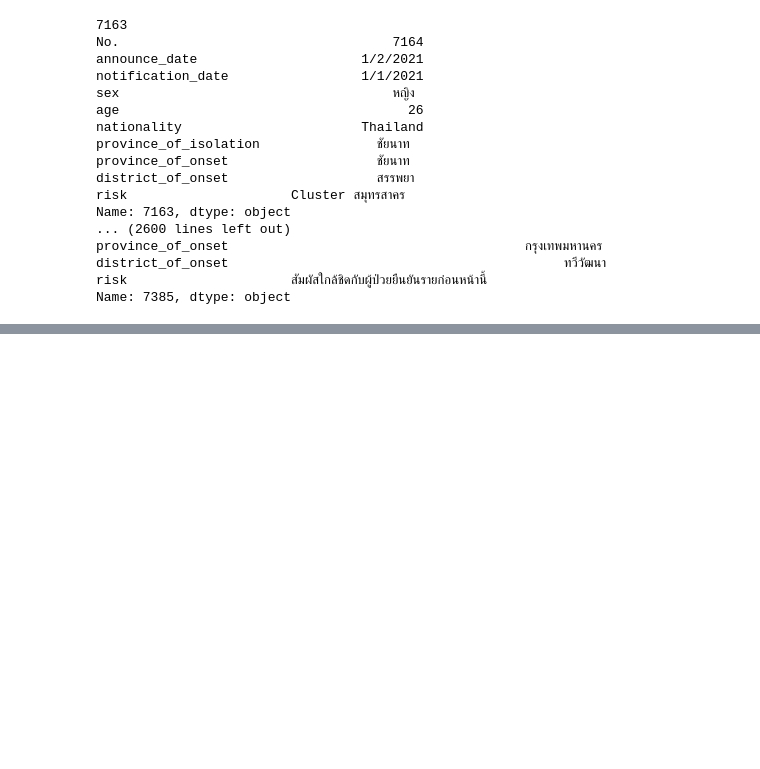
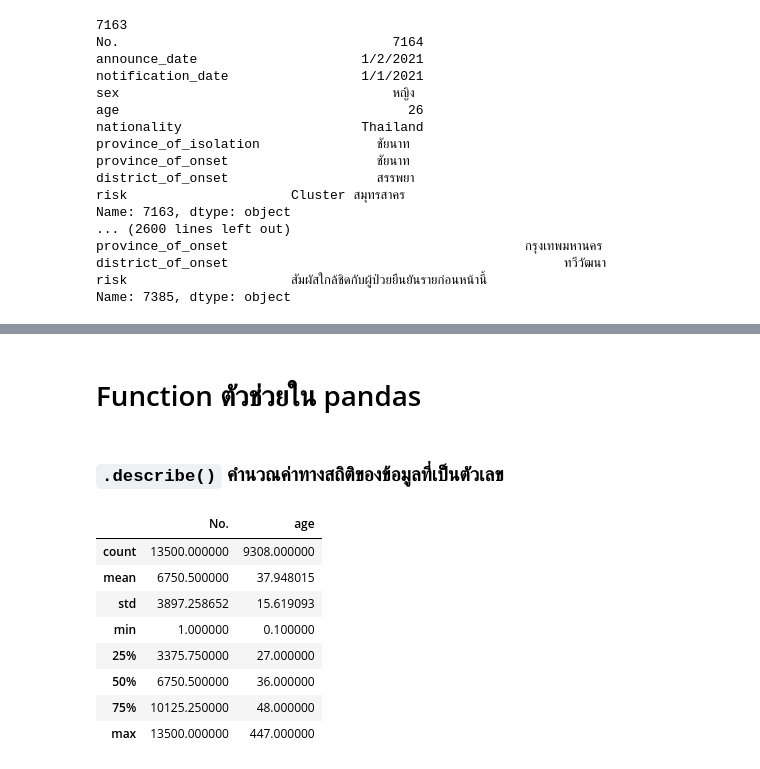
Before and after one commit to kanyaweeud/data_viz, a Jupyter notebook: Pandas_101.ipynb, the cells around one changed output, grey strips where cells are left out. Drawn from its saved outputs; the diff is of its cells as text; code cells hidden in the pictures; blank space fills up the shorter version.

Commit message:
จบ pandas 101

````diff
--- a/Pandas_101.ipynb
+++ b/Pandas_101.ipynb
@@ -517,0 +536,16 @@ Name: 7385, dtype: object
+# %% [markdown]
+# Function ตัวช่วยใน pandas
+# %% [markdown]
+### ```.describe()``` คำนวณค่าทางสถิติของข้อมูลที่เป็นตัวเลข
+# %%
+data_covid.describe()
+# %% [output]
+|  | No. | age |
+| count | 13500.000000 | 9308.000000 |
+| mean | 6750.500000 | 37.948015 |
+| std | 3897.258652 | 15.619093 |
+| min | 1.000000 | 0.100000 |
+| 25% | 3375.750000 | 27.000000 |
+| 50% | 6750.500000 | 36.000000 |
+| 75% | 10125.250000 | 48.000000 |
+| max | 13500.000000 | 447.000000 |
````
Also changed, not shown: parts of 7 cells of this notebook.
